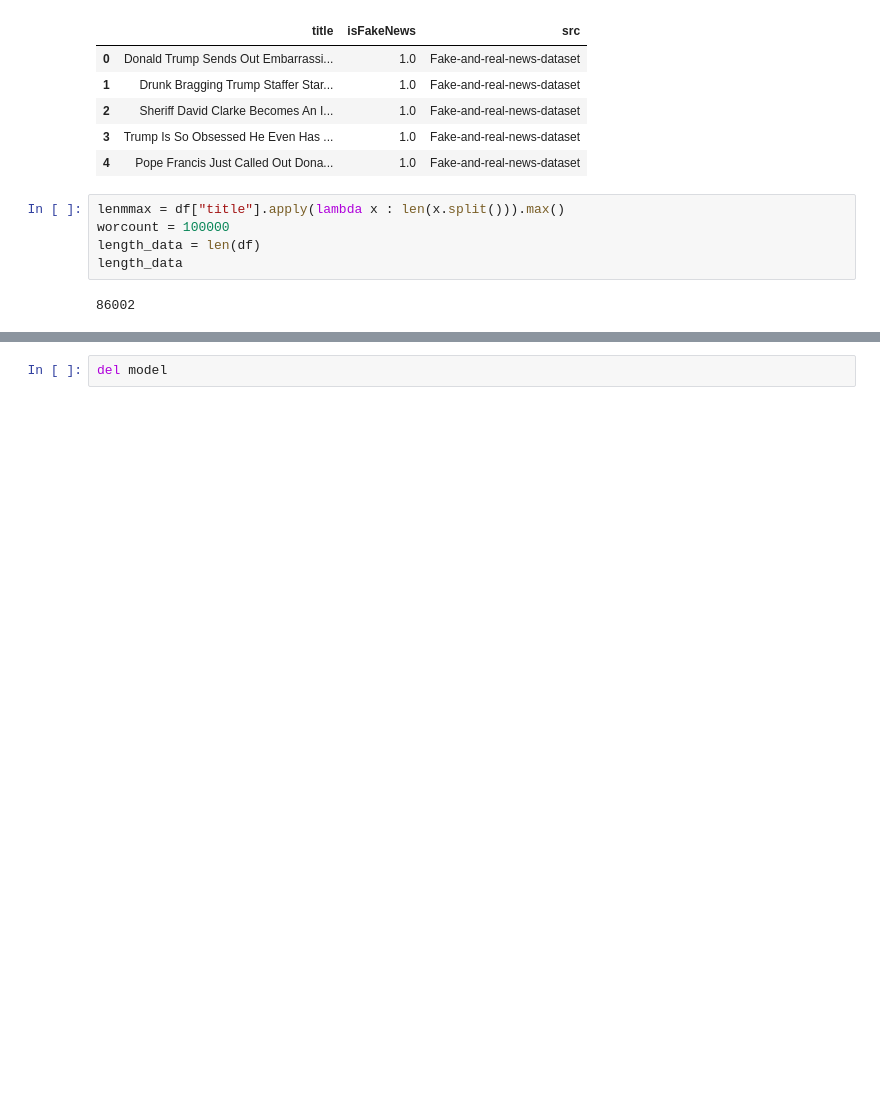
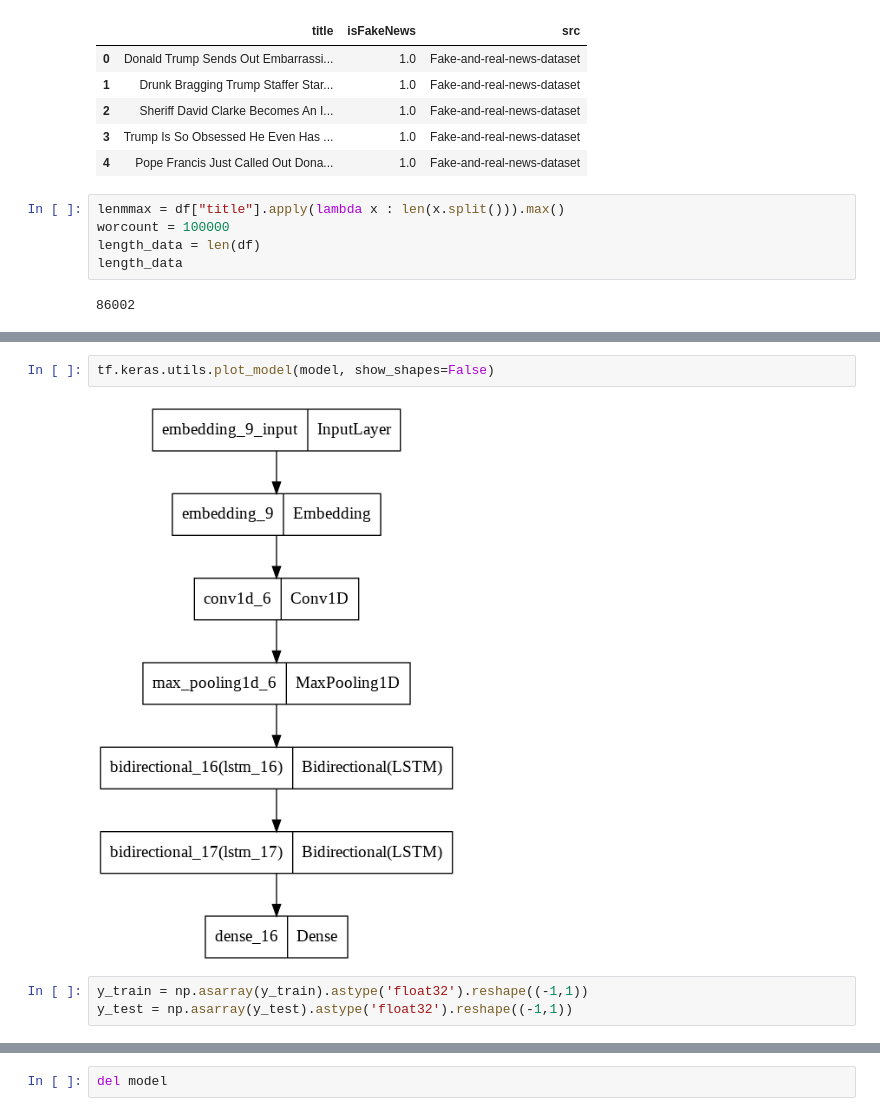
Before and after one commit to zamoraricardo15/Intro-to-Health-Informatics, a Jupyter notebook: Covid_ML.ipynb, the cells around one changed output, grey strips where cells are left out. Cells and saved outputs as stored; diff of their text form; blank space fills up the shorter version.

```diff
--- a/Covid_ML.ipynb
+++ b/Covid_ML.ipynb
@@ -333,0 +253,7 @@ print(accuracy)
+# %%
+tf.keras.utils.plot_model(model, show_shapes=False)
+# %% [output]
+[figure, added]
+# %%
+y_train = np.asarray(y_train).astype('float32').reshape((-1,1))
+y_test = np.asarray(y_test).astype('float32').reshape((-1,1))
```
Also changed, not shown: parts of 37 cells of this notebook.
